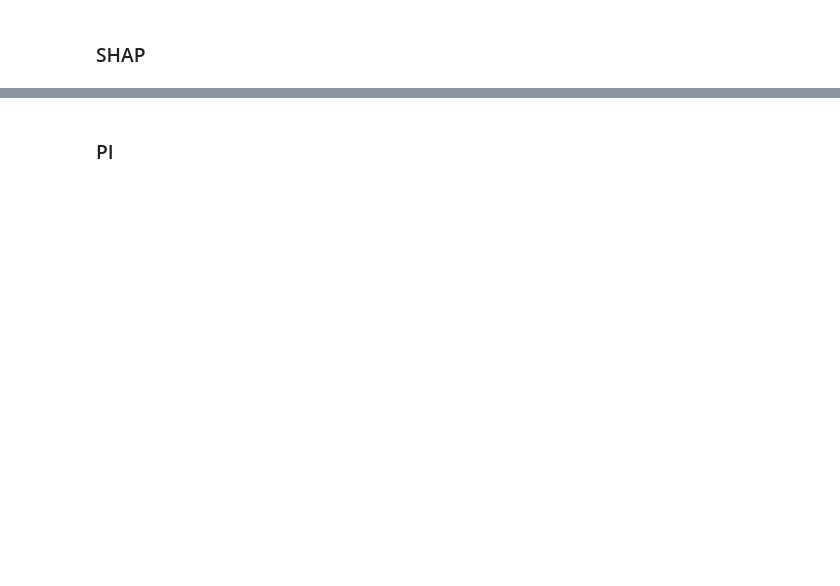
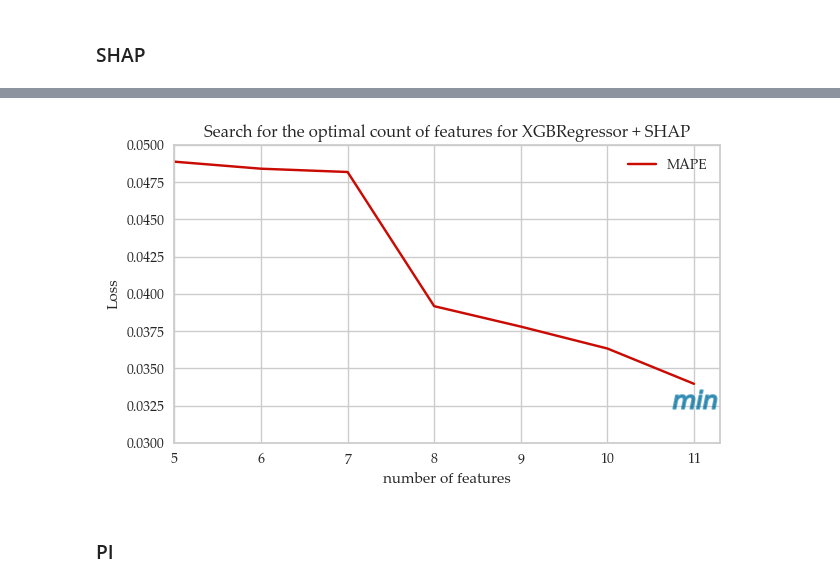
Before and after one commit to caapel/SOFC, a Jupyter notebook: SOFC_analisys.ipynb, the cells around one changed output, grey strips where cells are left out. Cells and saved outputs as stored; diff of their text form; code cells hidden in the pictures; blank space fills up the shorter version.

```diff
--- a/SOFC_analisys.ipynb
+++ b/SOFC_analisys.ipynb
@@ -608,3 +629,27 @@ MAPE: 3.40%
+# %%
+# plot search of the optimal number of features of SHAP
+plt.figure(figsize=(6.5, 4))
+plt.plot(df_SHAP_XGB_search.index, df_SHAP_XGB_search.MAPE, 'r', label='MAPE')
+plt.xlabel('number of features')
+plt.xlim(left=5, right=11.3)
+plt.xticks(ticks=np.arange(5, 12, step=1))
+plt.ylabel('Loss')
+plt.ylim(0.03, 0.05)
+plt.legend()
+plt.title('Search for the optimal count of features for XGBRegressor + SHAP')
+
+plt.scatter(df_SHAP_XGB_search.MAPE.idxmin(),
+            df_SHAP_XGB_search.MAPE.min()-0.001,
+            linewidth=1.5,
+            marker='$min$',
+            alpha=0.6,
+            s=1000)
+
+plt.tight_layout()
+plt.savefig('pictures/SHAP_XGB_search.png', dpi = 300, transparent = True)
+plt.show()
+# %% [output]
+[figure, added]
 # %% [markdown]
 ### PI
 # %%
```
Also changed, not shown: parts of 30 cells of this notebook, 1 other file.
